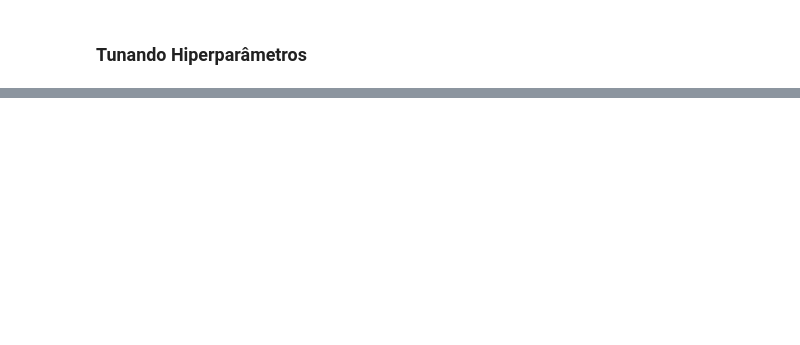
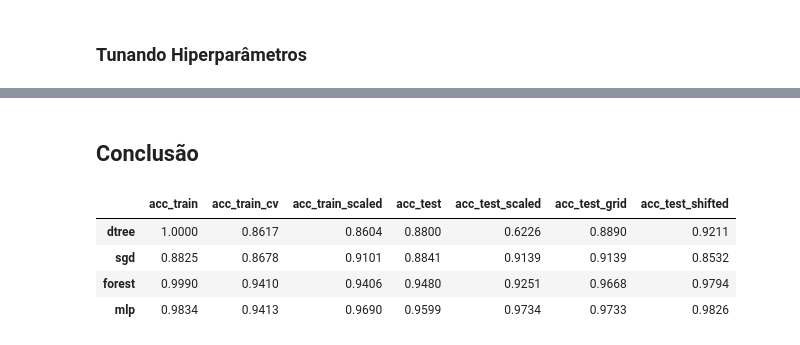
Before and after one commit to APILASTRI/coursera-stanford, a Jupyter notebook: machine-learning/notations/semana-5/python-programs/comparando_algoritmos.ipynb, the cells around one changed output, grey strips where cells are left out. Drawn from its saved outputs; the diff is of its cells as text; code cells hidden in the pictures; blank space fills up the shorter version.

```diff
--- a/machine-learning/notations/semana-5/python-programs/comparando_algoritmos.ipynb
+++ b/machine-learning/notations/semana-5/python-programs/comparando_algoritmos.ipynb
@@ -825,0 +1313,14 @@
+# %% [markdown]
+## Conclusão
+# %%
+# Lendo novamente dataset
+dataset_accs = load_dataset()
+models = ['dtree', 'sgd', 'forest', 'mlp']
+dataset_accs.index = models
+dataset_accs
+# %% [output]
+|  | acc_train | acc_train_cv | acc_train_scaled | acc_test | acc_test_scaled | acc_test_grid | acc_test_shifted |
+| dtree | 1.0000 | 0.8617 | 0.8604 | 0.8800 | 0.6226 | 0.8890 | 0.9211 |
+| sgd | 0.8825 | 0.8678 | 0.9101 | 0.8841 | 0.9139 | 0.9139 | 0.8532 |
+| forest | 0.9990 | 0.9410 | 0.9406 | 0.9480 | 0.9251 | 0.9668 | 0.9794 |
+| mlp | 0.9834 | 0.9413 | 0.9690 | 0.9599 | 0.9734 | 0.9733 | 0.9826 |
```
Also changed, not shown: parts of 69 cells of this notebook, 35 other files.
